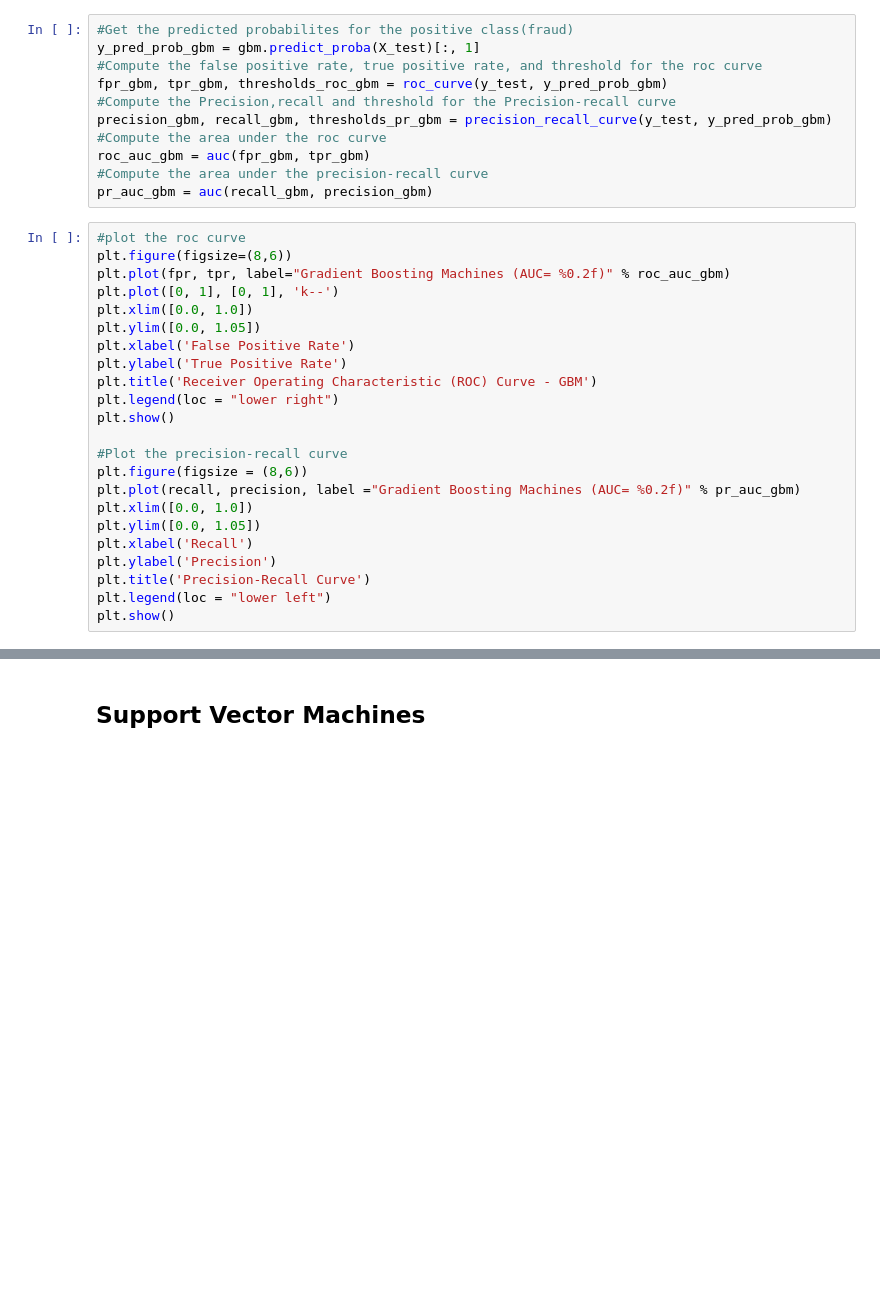
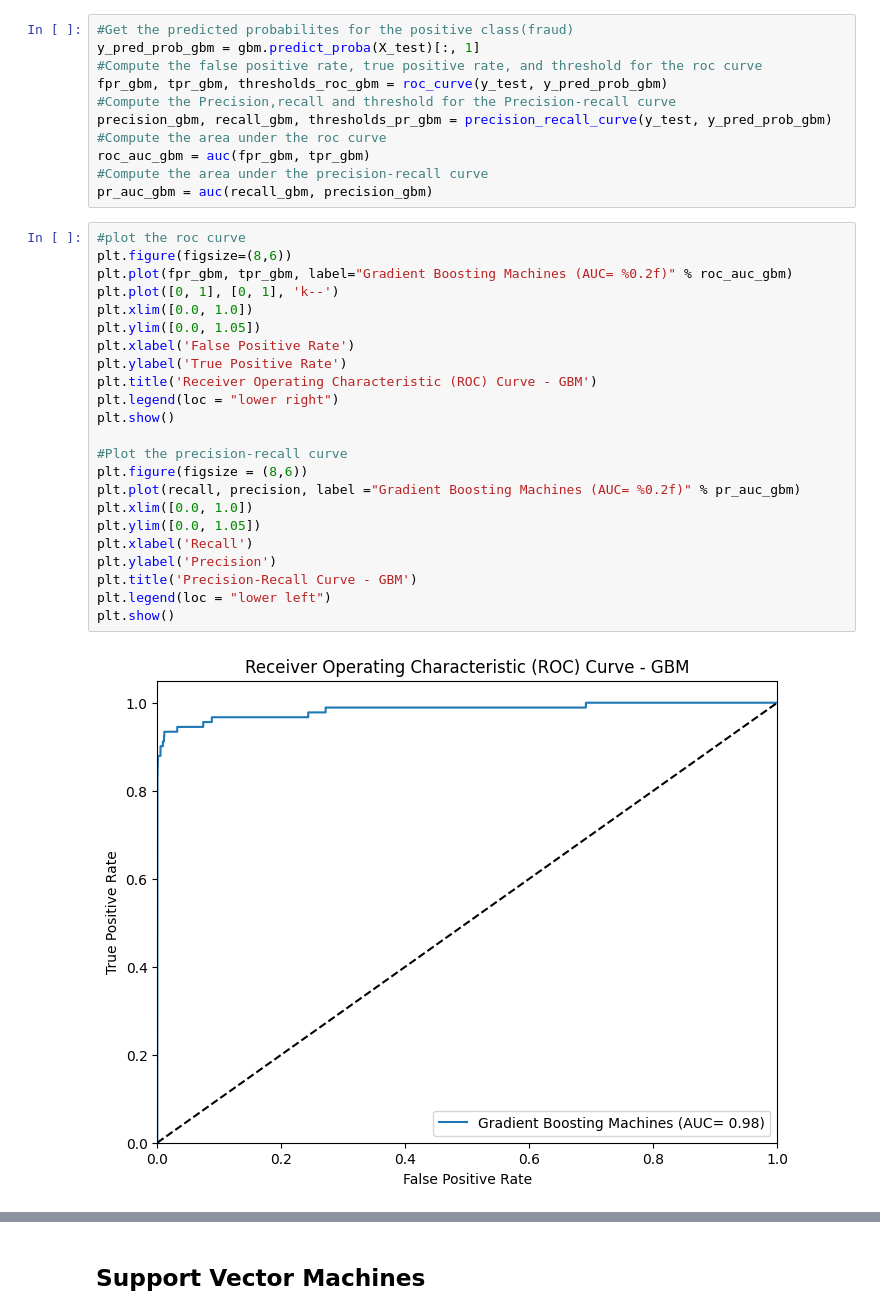
Before and after one commit to geetika-0812/Credit_Card_Fraud_Detection, a Jupyter notebook: Credit Card Fraud Detection.ipynb, the cells around one changed output, grey strips where cells are left out. Saved outputs shown, nothing was run; the diff lists cells and outputs as text; blank space fills up the shorter version.

Commit message:
model prediction using gradient boosting machine

```diff
--- a/Credit Card Fraud Detection.ipynb
+++ b/Credit Card Fraud Detection.ipynb
@@ -360,23 +354,25 @@ pr_auc_gbm = auc(recall_gbm, precision_gbm)
 # %%
 #plot the roc curve
 plt.figure(figsize=(8,6))
-plt.plot(fpr, tpr, label="Gradient Boosting Machines (AUC= %0.2f)" % roc_auc_gbm)
+plt.plot(fpr_gbm, tpr_gbm, label="Gradient Boosting Machines (AUC= %0.2f)" % roc_auc_gbm)
 plt.plot([0, 1], [0, 1], 'k--')
 plt.xlim([0.0, 1.0])
 plt.ylim([0.0, 1.05])
 plt.xlabel('False Positive Rate')
 plt.ylabel('True Positive Rate')
 plt.title('Receiver Operating Characteristic (ROC) Curve - GBM')
 plt.legend(loc = "lower right")
 plt.show()
 
 #Plot the precision-recall curve
 plt.figure(figsize = (8,6))
 plt.plot(recall, precision, label ="Gradient Boosting Machines (AUC= %0.2f)" % pr_auc_gbm)
 plt.xlim([0.0, 1.0])
 plt.ylim([0.0, 1.05])
 plt.xlabel('Recall')
 plt.ylabel('Precision')
-plt.title('Precision-Recall Curve')
+plt.title('Precision-Recall Curve - GBM')
 plt.legend(loc = "lower left")
 plt.show()
+# %% [output]
+[figure, added]
```
Also changed, not shown: parts of 29 cells of this notebook.
